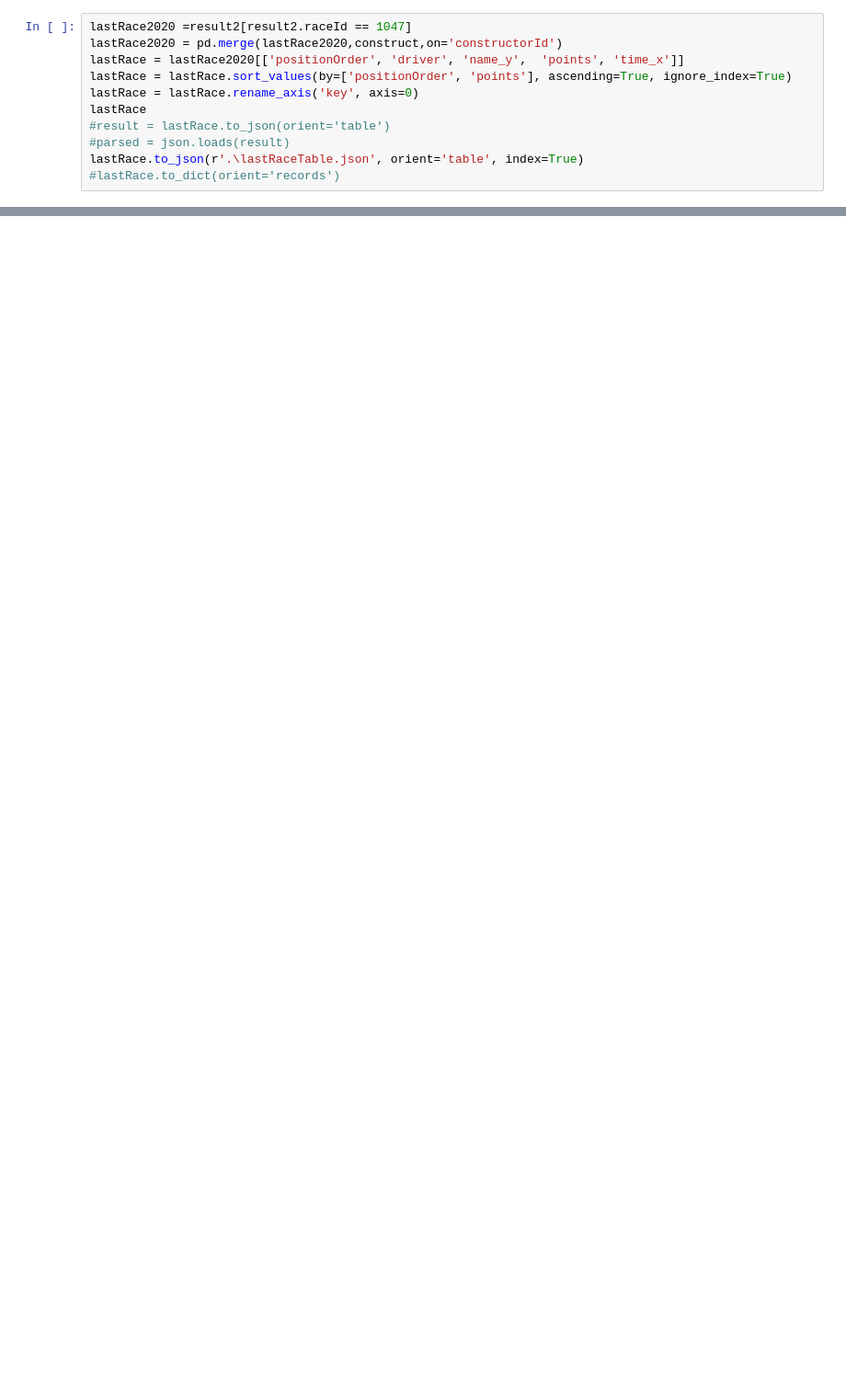
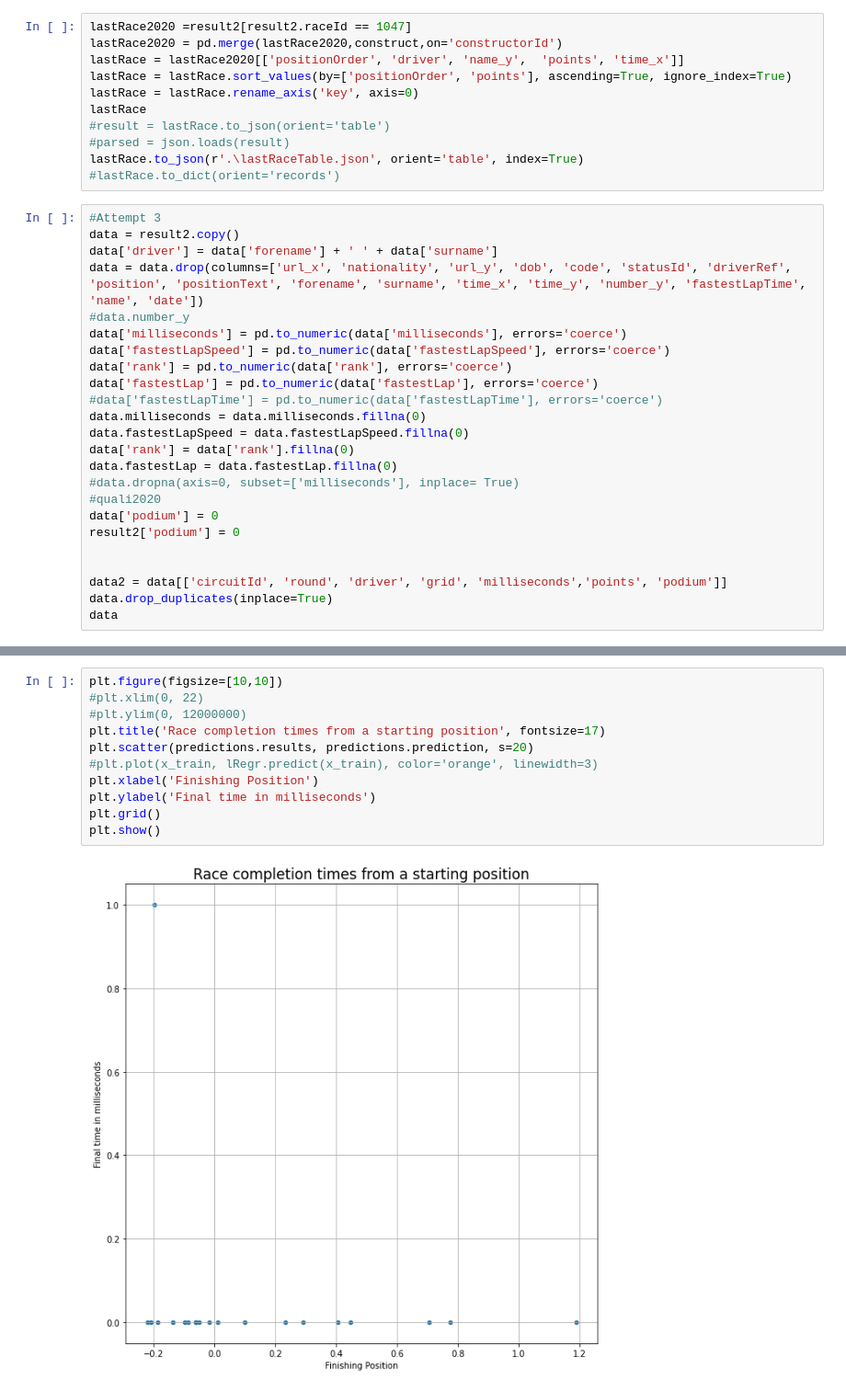
Before and after one commit to pHoran17/F1MLFinalYearProject, a Jupyter notebook: F1ML/api/F1ML_LRMODEL.ipynb, the cells around one changed output, grey strips where cells are left out. Shown at 92% size. Drawn from its saved outputs; the diff is of its cells as text; blank space fills up the shorter version.

```diff
--- a/F1ML/api/F1ML_LRMODEL.ipynb
+++ b/F1ML/api/F1ML_LRMODEL.ipynb
@@ -169,3 +241,27 @@ lastRace
 #parsed = json.loads(result)
 lastRace.to_json(r'.\lastRaceTable.json', orient='table', index=True)
 #lastRace.to_dict(orient='records')
+# %%
+#Attempt 3
+data = result2.copy()
+data['driver'] = data['forename'] + ' ' + data['surname']
+data = data.drop(columns=['url_x', 'nationality', 'url_y', 'dob', 'code', 'statusId', 'driverRef', 'position', 'positionText', 'forename', 'surname', 'time_x', 'time_y', 'number_y', 'fastestLapTime', 'name', 'date'])
+#data.number_y
+data['milliseconds'] = pd.to_numeric(data['milliseconds'], errors='coerce')
+data['fastestLapSpeed'] = pd.to_numeric(data['fastestLapSpeed'], errors='coerce')
+data['rank'] = pd.to_numeric(data['rank'], errors='coerce')
+data['fastestLap'] = pd.to_numeric(data['fastestLap'], errors='coerce')
+#data['fastestLapTime'] = pd.to_numeric(data['fastestLapTime'], errors='coerce')
+data.milliseconds = data.milliseconds.fillna(0)
+data.fastestLapSpeed = data.fastestLapSpeed.fillna(0)
+data['rank'] = data['rank'].fillna(0)
+data.fastestLap = data.fastestLap.fillna(0)
+#data.dropna(axis=0, subset=['milliseconds'], inplace= True)
+#quali2020
+data['podium'] = 0
+result2['podium'] = 0
+
+
+data2 = data[['circuitId', 'round', 'driver', 'grid', 'milliseconds','points', 'podium']]
+data.drop_duplicates(inplace=True)
+data
@@ -171,0 +342,13 @@ lastRace.to_json(r'.\lastRaceTable.json', orient='table', index=True)
+# %%
+plt.figure(figsize=[10,10])
+#plt.xlim(0, 22)
+#plt.ylim(0, 12000000)
+plt.title('Race completion times from a starting position', fontsize=17)
+plt.scatter(predictions.results, predictions.prediction, s=20)
+#plt.plot(x_train, lRegr.predict(x_train), color='orange', linewidth=3)
+plt.xlabel('Finishing Position')
+plt.ylabel('Final time in milliseconds')
+plt.grid()
+plt.show()
+# %% [output]
+[figure, added]
```
Also changed, not shown: parts of 19 cells of this notebook, 4 other files.
